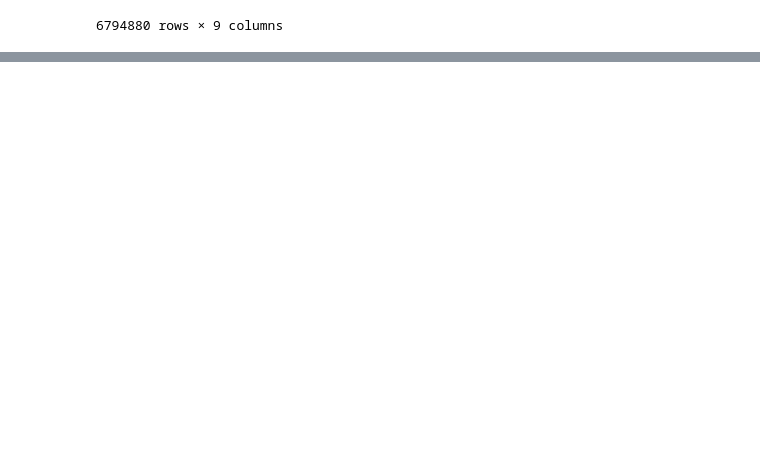
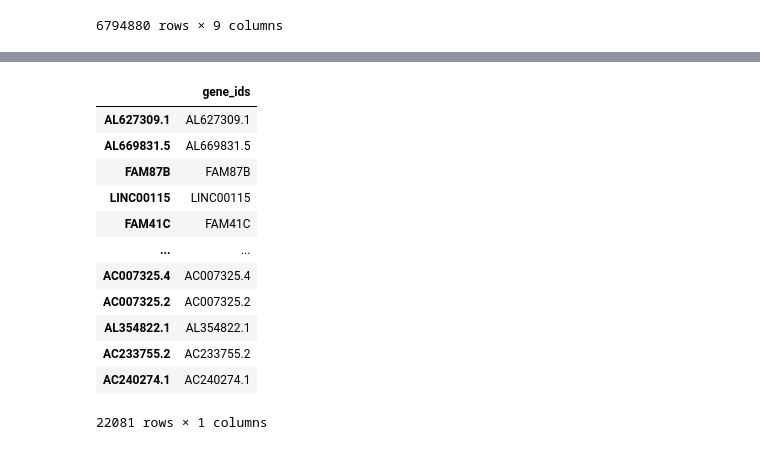
Before and after one commit to tuonglab/pan-paedcancer-scrnaseq, a Jupyter notebook: notebooks/GSE235063.ipynb, the cells around one changed output, grey strips where cells are left out. Saved outputs shown, nothing was run; the diff lists cells and outputs as text; code cells hidden in the pictures; blank space fills up the shorter version.

```diff
--- a/notebooks/GSE235063.ipynb
+++ b/notebooks/GSE235063.ipynb
@@ -119,0 +157,16 @@ anndata.obs
+# %%
+sample.var
+# %% [output]
+|  | gene_ids |
+| AL627309.1 | AL627309.1 |
+| AL669831.5 | AL669831.5 |
+| FAM87B | FAM87B |
+| LINC00115 | LINC00115 |
+| FAM41C | FAM41C |
+| ... | ... |
+| AC007325.4 | AC007325.4 |
+| AC007325.2 | AC007325.2 |
+| AL354822.1 | AL354822.1 |
+| AC233755.2 | AC233755.2 |
+| AC240274.1 | AC240274.1 |
+22081 rows × 1 columns
```
Also changed, not shown: parts of 5 cells of this notebook.
